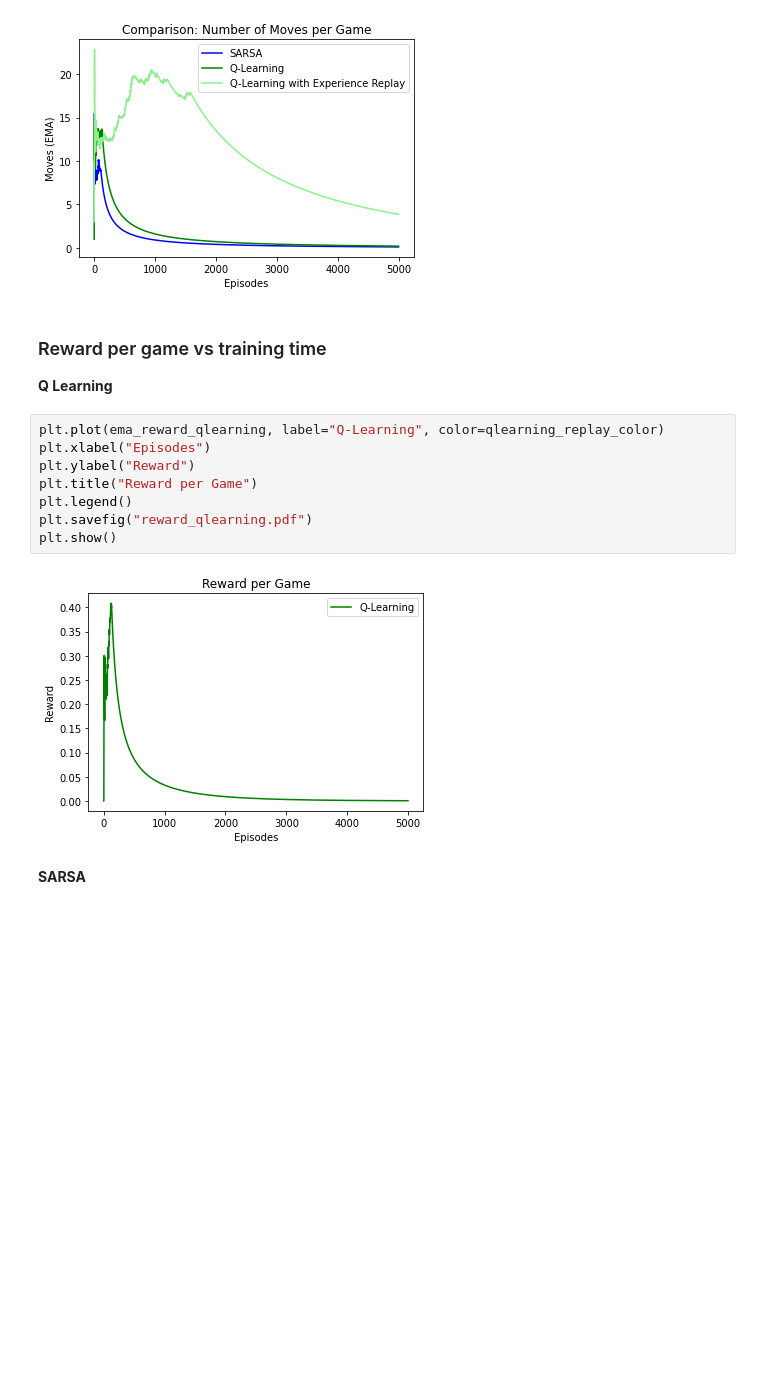
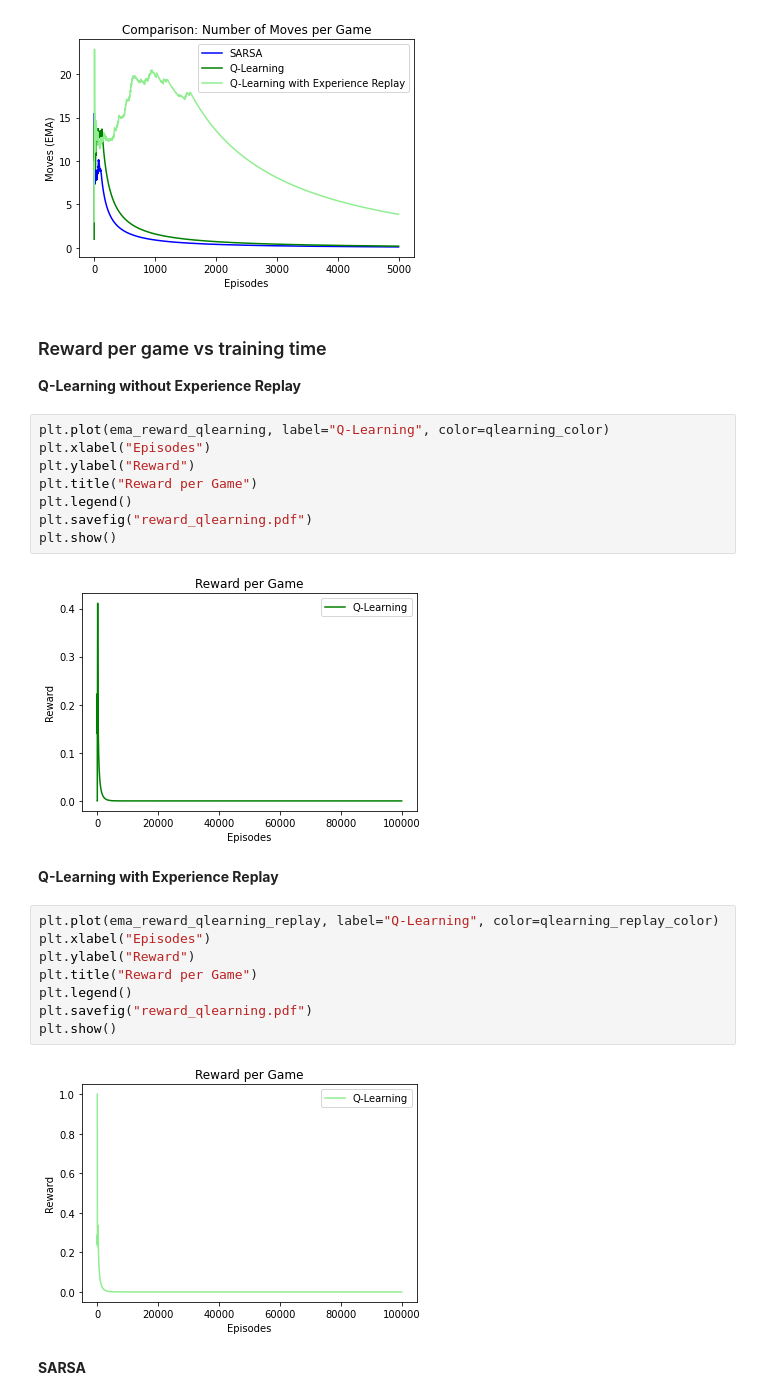
Before and after one commit to ukarag/ReinforcementLearning, a Jupyter notebook: Assignment.ipynb, the cells around one changed output. Saved outputs shown, nothing was run; the diff lists cells and outputs as text; blank space fills up the shorter version.

```diff
--- a/Assignment.ipynb
+++ b/Assignment.ipynb
@@ -458,9 +470,9 @@ plt.show()
 [figure]
 # %% [markdown]
 ### Reward per game vs training time
-**Q Learning**
+**Q-Learning without Experience Replay**
 # %%
-plt.plot(ema_reward_qlearning, label="Q-Learning", color=qlearning_replay_color)
+plt.plot(ema_reward_qlearning, label="Q-Learning", color=qlearning_color)
 plt.xlabel("Episodes")
 plt.ylabel("Reward")
 plt.title("Reward per Game")
@@ -468,7 +480,19 @@ plt.legend()
 plt.savefig("reward_qlearning.pdf")
 plt.show()
 # %% [output]
-[figure, old version]
+[figure, new version]
+# %% [markdown]
+**Q-Learning with Experience Replay**
+# %%
+plt.plot(ema_reward_qlearning_replay, label="Q-Learning", color=qlearning_replay_color)
+plt.xlabel("Episodes")
+plt.ylabel("Reward")
+plt.title("Reward per Game")
+plt.legend()
+plt.savefig("reward_qlearning.pdf")
+plt.show()
+# %% [output]
+[figure, added]
 # %% [markdown]
 **SARSA**
 # %%
```
Also changed, not shown: parts of 9 cells of this notebook.
